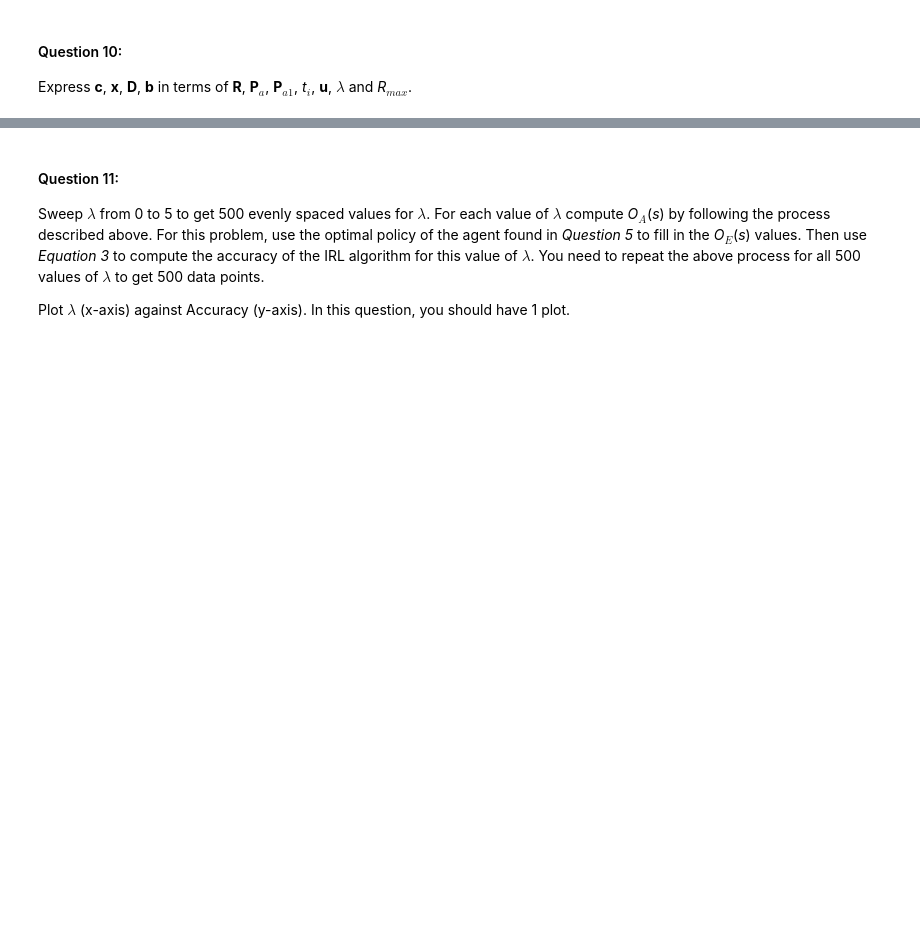
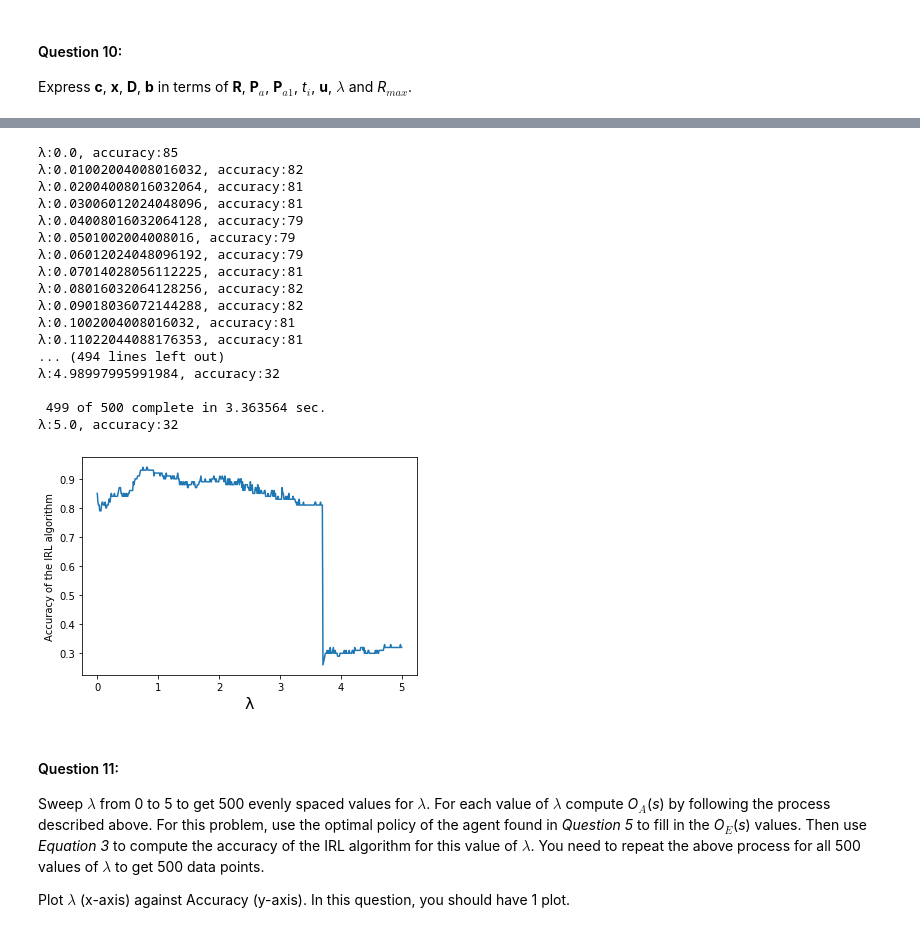
Before and after one commit to MaggieX/Large_Scale_Social_Complex_Network, a Jupyter notebook: Project3/Project3_Q1_Q17.ipynb, the cells around one changed output, grey strips where cells are left out. Drawn from its saved outputs; the diff is of its cells as text; code cells hidden in the pictures; blank space fills up the shorter version.

```diff
--- a/Project3/Project3_Q1_Q17.ipynb
+++ b/Project3/Project3_Q1_Q17.ipynb
@@ -618,33 +616,58 @@ def get_reward(c, D, b):
 # %%
 # For expert in Q5
 env1 = Environment(n, na, w, gamma, reward1)
 expert_pi, V_1 = value_iteration(env1, eps, snapshots=False)
 
 max_lambda = 5
 N_lambda = 500
-accuracy = np.zeros(N_lambda)
-r_max = 1 #TO-DO
+accuracy = []
+r_max = np.max(np.abs(reward1))
 
 import time
 t = time.time()
 for i, lamb_sweep in enumerate(np.linspace(0, max_lambda, N_lambda)):
-    if ((i + 1) % 50) == 0:
-        print("%d of %d complete in %f sec." %(i, N_lambda, time.time()-t1))
+    if ((i + 1) % 100) == 0:
+        print("\n %d of %d complete in %f sec." %(i, N_lambda, time.time()-t))
         t = time.time()
-    c, D, b = get_LP_terms(P_actions, pi_1, lamb_sweep, r_max)
-    r_agent = get_reward(c, D, b)
+    c, D, b = get_LP_components(expert_pi, lamb_sweep)
+    r_agent = np.array(get_reward(c, D, b)).reshape(10, 10)
+    # print(r_agent)
     env = Environment(n, na, w, gamma, r_agent)
     agent_pi, V = value_iteration(env, eps, snapshots=False)
+    # print(agent_pi)
 
-    for i in range(N_lambda):
-        if (expert_pi[i] == agent_pi[i]):
-            accuracy[i] = 1
-    accuracy = np.sum(accuracy)/N_lambda
+    accurate = 0
+    for i in range(10):
+        for j in range (10):
+            if expert_pi[i][j] == agent_pi[i][j]:
+                accurate +=1
+    print('λ:' + str(lamb_sweep) + ', accuracy:' + str(accurate))
+    accuracy.append(accurate/100)
+
 
 plt.plot(np.linspace(0,max_lambda,N_lambda),accuracy)
 plt.xlabel('λ', fontsize = 16)
 plt.ylabel('Accuracy of the IRL algorithm')
 plt.show()
+# %% [output]
+λ:0.0, accuracy:85
+λ:0.01002004008016032, accuracy:82
+λ:0.02004008016032064, accuracy:81
+λ:0.03006012024048096, accuracy:81
+λ:0.04008016032064128, accuracy:79
+λ:0.0501002004008016, accuracy:79
+λ:0.06012024048096192, accuracy:79
+λ:0.07014028056112225, accuracy:81
+λ:0.08016032064128256, accuracy:82
+λ:0.09018036072144288, accuracy:82
+λ:0.1002004008016032, accuracy:81
+λ:0.11022044088176353, accuracy:81
+... (494 lines left out)
+λ:4.98997995991984, accuracy:32
+
+ 499 of 500 complete in 3.363564 sec.
+λ:5.0, accuracy:32
+[figure, added]
 # %% [markdown]
 #### Question 11:
 Sweep $\lambda$ from 0 to 5 to get 500 evenly spaced values for $\lambda$. For each value of $\lambda$ compute *O*$_A$(*s*) by following the process described above. For this problem, use the optimal policy of the agent found in *Question 5* to fill in the *O*$_E$(*s*) values. Then use *Equation 3* to compute the accuracy of the IRL algorithm for this value of $\lambda$. You need to repeat the above process for all 500 values of $\lambda$ to get 500 data points.
```
Also changed, not shown: parts of 15 cells of this notebook.
